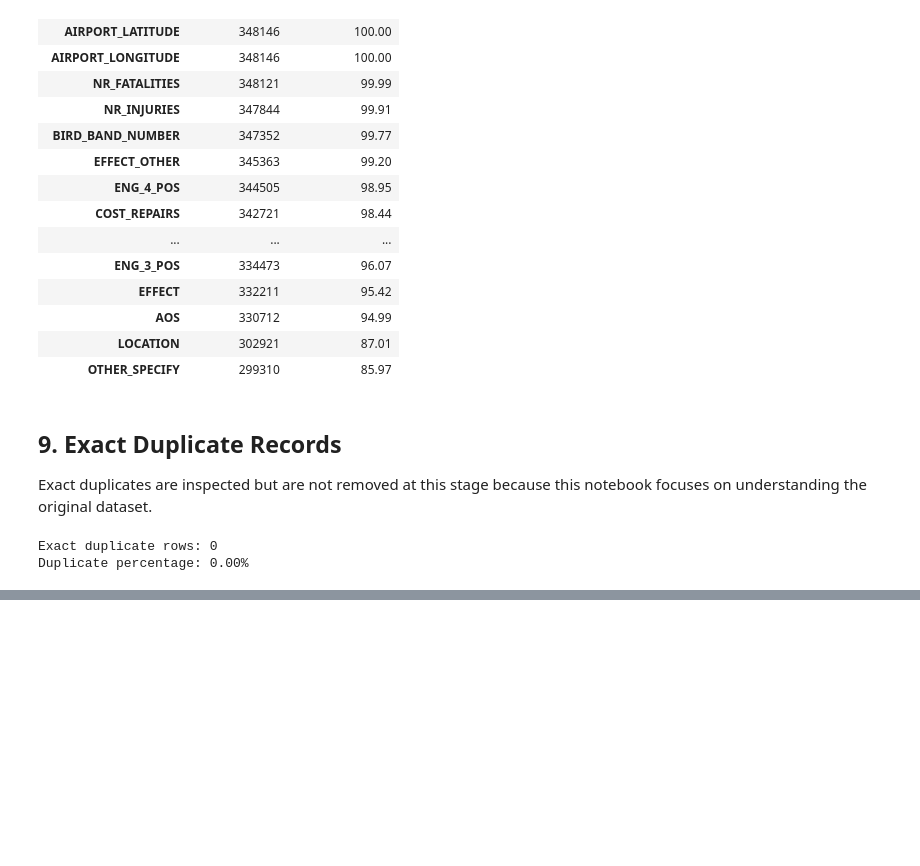
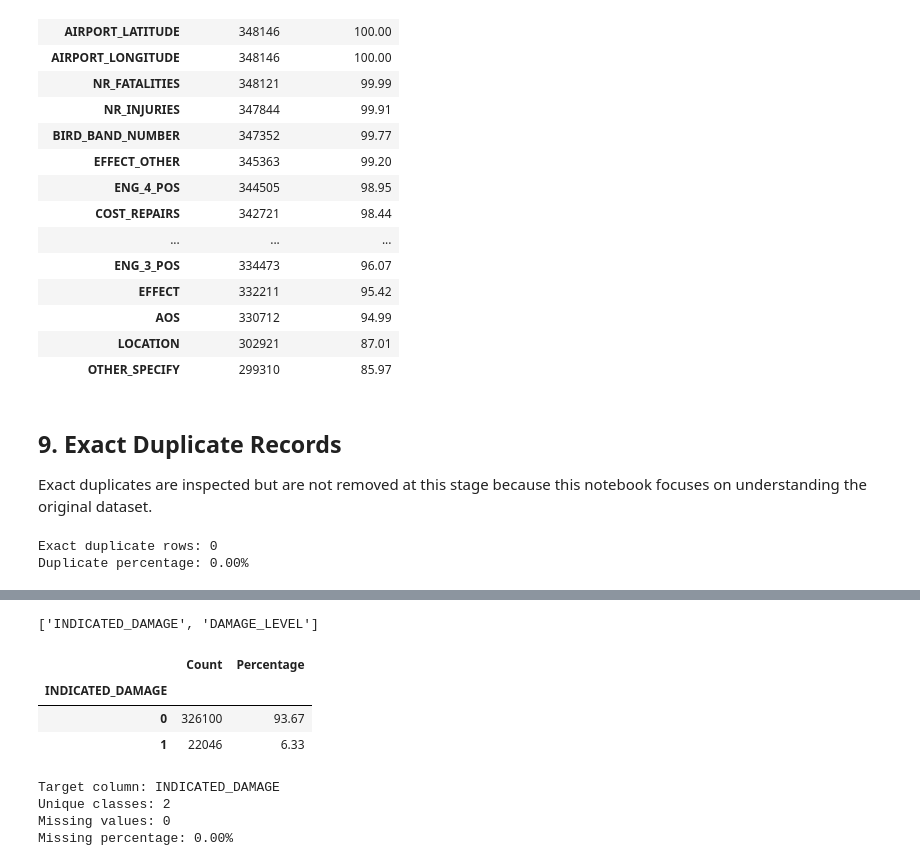
Before and after one commit to Gdfhf/faa-wildlife-strike-damage-analysis, a Jupyter notebook: notebooks/01_data_understanding.ipynb, the cells around one changed output, grey strips where cells are left out. Cells and saved outputs as stored; diff of their text form; code cells hidden in the pictures; blank space fills up the shorter version.

```diff
--- a/notebooks/01_data_understanding.ipynb
+++ b/notebooks/01_data_understanding.ipynb
@@ -181,0 +206,43 @@ Duplicate percentage: 0.00%
+# %%
+damage_columns = [
+    col
+    for col in df.columns
+    if "DAMAGE" in col.upper()
+]
+
+damage_columns
+# %% [output]
+['INDICATED_DAMAGE', 'DAMAGE_LEVEL']
+# %%
+PRIMARY_TARGET = "INDICATED_DAMAGE"
+
+target_counts = df[PRIMARY_TARGET].value_counts(dropna=False)
+
+target_percentages = (
+    df[PRIMARY_TARGET]
+    .value_counts(dropna=False, normalize=True)
+    .mul(100)
+    .round(2)
+)
+
+target_summary = pd.DataFrame({
+    "Count": target_counts,
+    "Percentage": target_percentages
+})
+
+target_summary
+# %% [output]
+|  | Count | Percentage |
+| INDICATED_DAMAGE |  |  |
+| 0 | 326100 | 93.67 |
+| 1 | 22046 | 6.33 |
+# %%
+print(f"Target column: {PRIMARY_TARGET}")
+print(f"Unique classes: {df[PRIMARY_TARGET].nunique()}")
+print(f"Missing values: {df[PRIMARY_TARGET].isna().sum()}")
+print(f"Missing percentage: {df[PRIMARY_TARGET].isna().mean()*100:.2f}%")
+# %% [output]
+Target column: INDICATED_DAMAGE
+Unique classes: 2
+Missing values: 0
+Missing percentage: 0.00%
```
Also changed, not shown: parts of 21 cells of this notebook.
